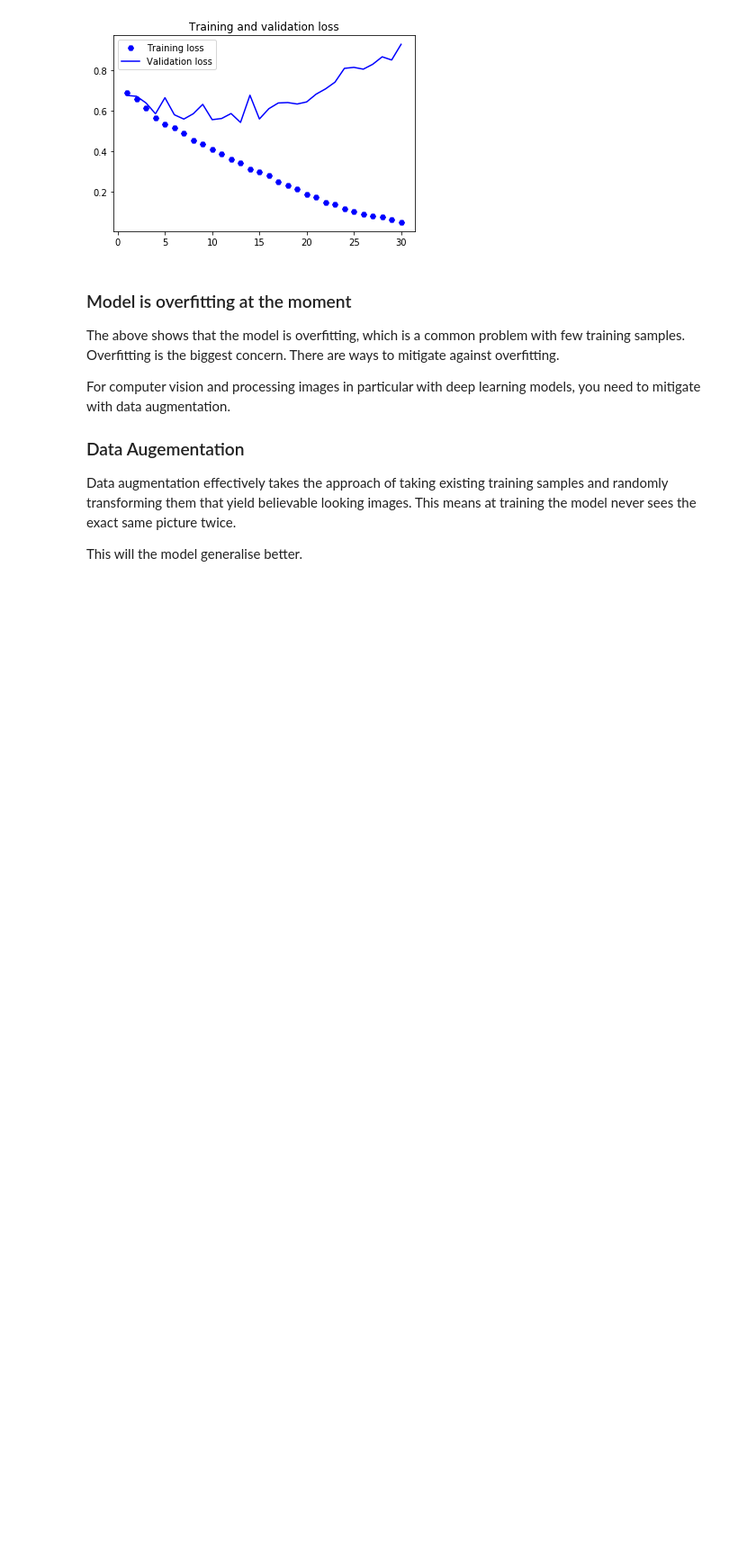
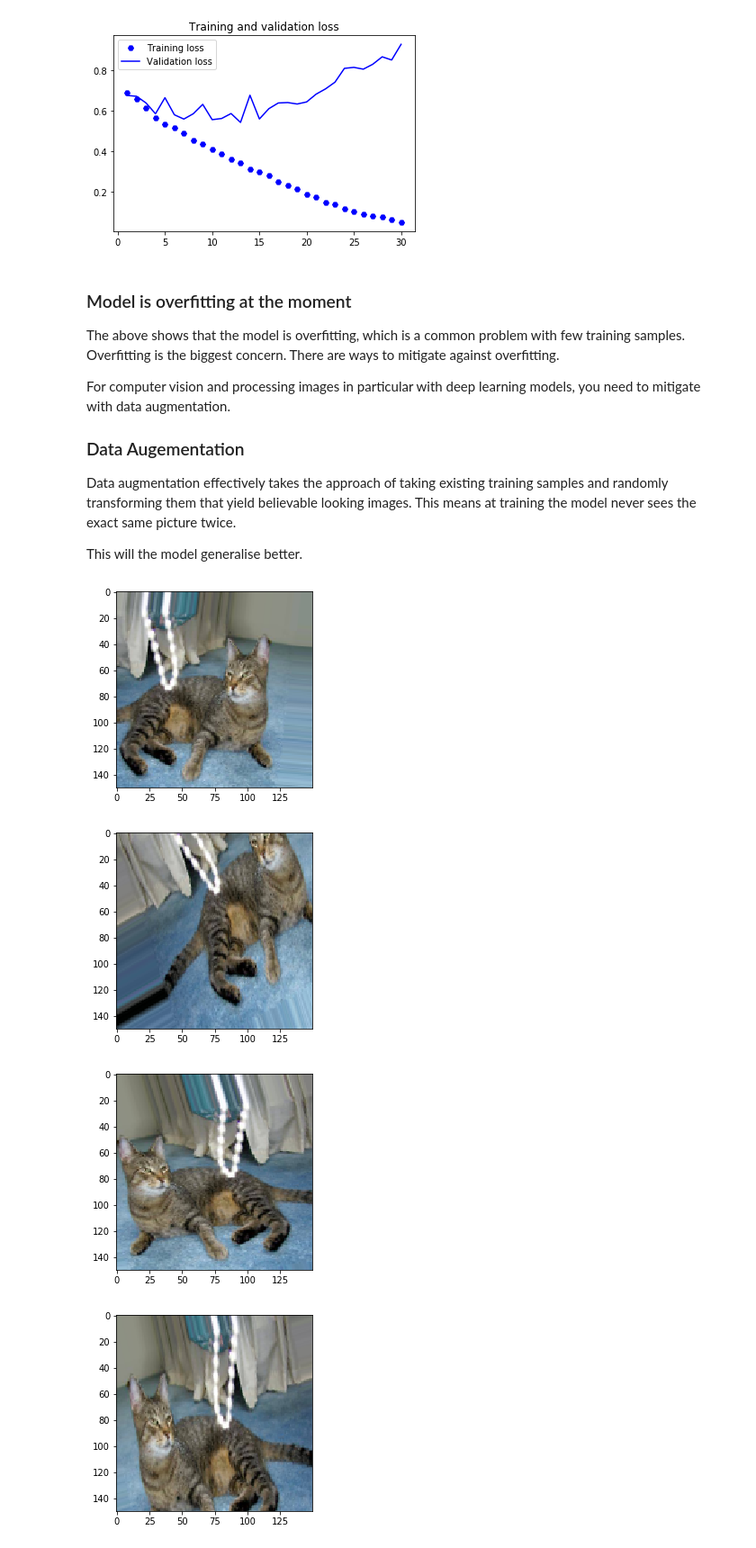
Before and after one commit to tom-foster-wcc/highways-deep-learning, a Jupyter notebook: jupyter_notebooks/Dogs vs Cats (Kaggle).ipynb, the cells around one changed output. Shown at 90% size. Drawn from its saved outputs; the diff is of its cells as text; code cells hidden in the pictures; blank space fills up the shorter version.

```diff
--- a/jupyter_notebooks/Dogs vs Cats (Kaggle).ipynb
+++ b/jupyter_notebooks/Dogs vs Cats (Kaggle).ipynb
@@ -279,3 +279,29 @@ datagen = ImageDataGenerator(
     zoom_range=0.2,
     horizontal_flip=True,
     fill_mode='nearest')
+# %%
+from keras.preprocessing import image
+
+fnames = [os.path.join(train_cats_dir, fname) for
+         fname in os.listdir(train_cats_dir)]
+
+img_path = fnames[3]
+
+img = image.load_img(img_path, target_size=(150, 150))
+x = image.img_to_array(img)
+x = x.reshape((1,) + x.shape)
+i = 0
+# generates batches of randomly transformed images. Loops indefinitely, so it needs to be broken.
+for batch in datagen.flow(x, batch_size=1):
+    plt.figure()
+    imgplot = plt.imshow(image.array_to_img(batch[0]))
+    i += 1
+    if i % 4 == 0:
+        break
+
+plt.show()
+# %% [output]
+[figure, added]
+[figure, added]
+[figure, added]
+[figure, added]
```
Also changed, not shown: parts of 1 cell of this notebook.
